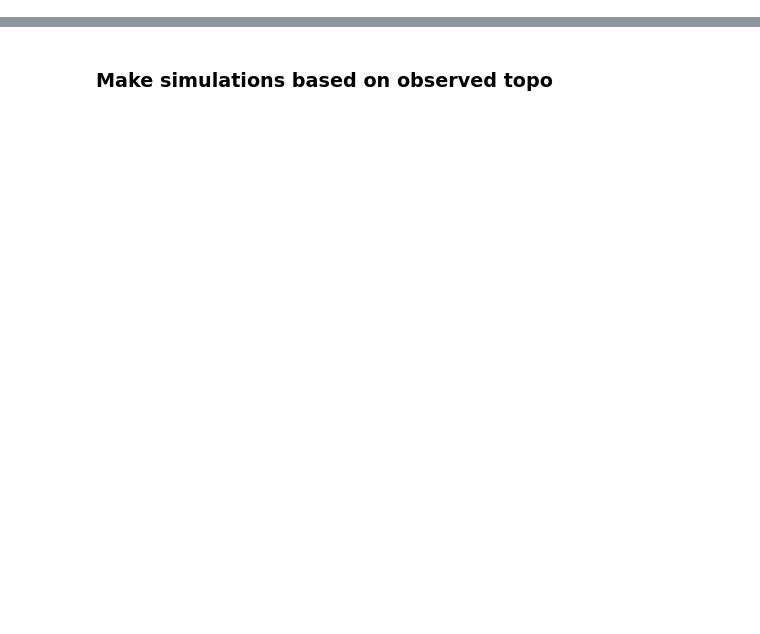
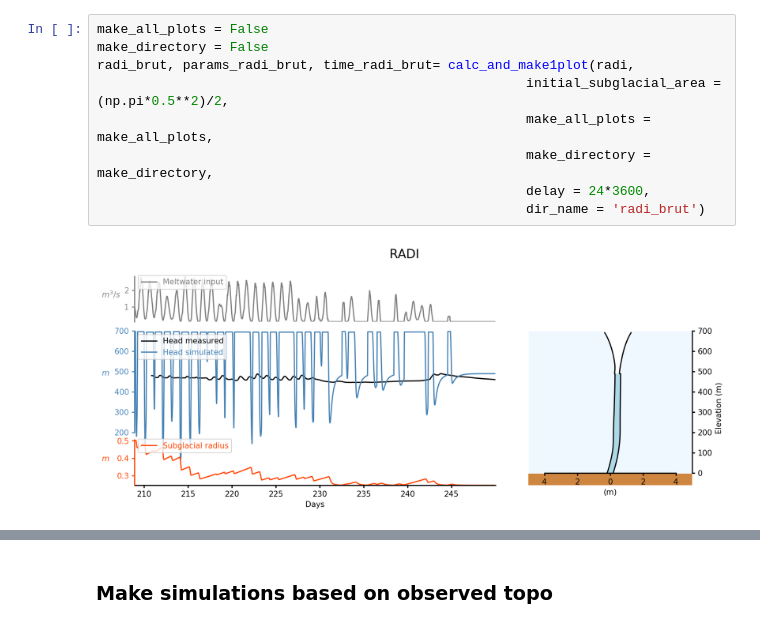
Before and after one commit to cctrunz/ModelRepo_pyMouShBaseflow_paper, a Jupyter notebook: Simulate_moulin_data_AGU.ipynb, the cells around one changed output, grey strips where cells are left out. Drawn from its saved outputs; the diff is of its cells as text; blank space fills up the shorter version.

```diff
--- a/Simulate_moulin_data_AGU.ipynb
+++ b/Simulate_moulin_data_AGU.ipynb
@@ -213,0 +236,11 @@ def calc_and_make1plot( dataset,
+# %%
+make_all_plots = False
+make_directory = False
+radi_brut, params_radi_brut, time_radi_brut= calc_and_make1plot(radi,
+                                                       initial_subglacial_area = (np.pi*0.5**2)/2,
+                                                       make_all_plots = make_all_plots,
+                                                       make_directory = make_directory,
+                                                       delay = 24*3600,
+                                                       dir_name = 'radi_brut')
+# %% [output]
+[figure, added]
```
Also changed, not shown: parts of 9 cells of this notebook, 53 other files.
